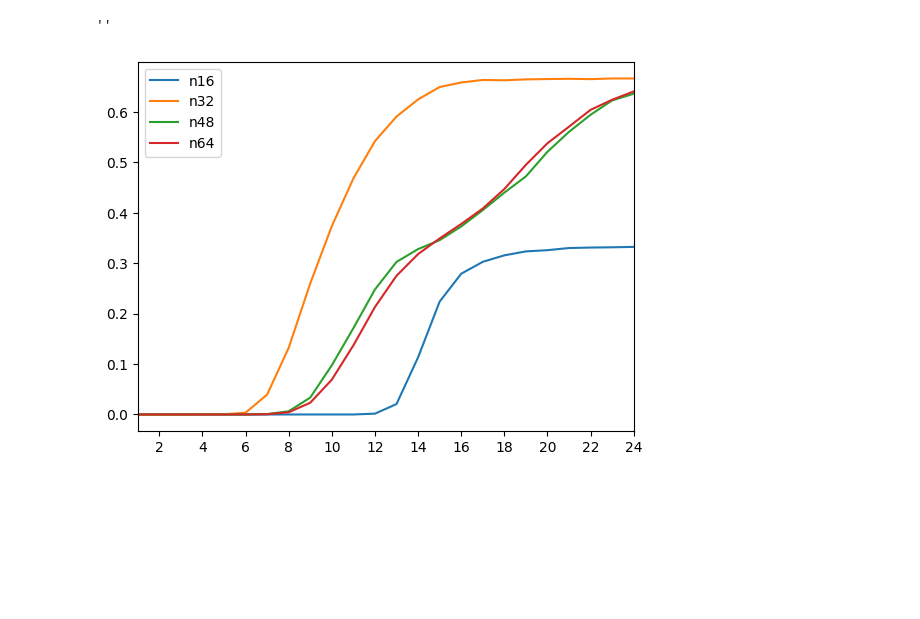
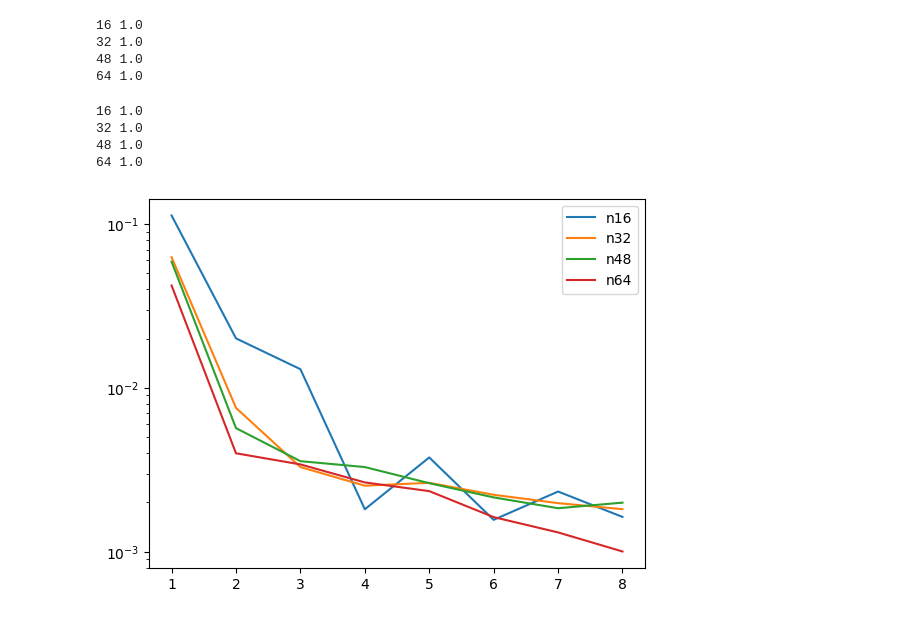
Before and after one commit to AntonXue/tf_logic, a Jupyter notebook: theory_experiments/theory_attack_vs_learned_model.ipynb, the cells around one changed output. Saved outputs shown, nothing was run; the diff lists cells and outputs as text; code cells hidden in the pictures; blank space fills up the shorter version.

```diff
--- a/theory_experiments/theory_attack_vs_learned_model.ipynb
+++ b/theory_experiments/theory_attack_vs_learned_model.ipynb
@@ -16,4 +16,4 @@ from exp_utils import load_model_and_dataset
 saveto_dir = "_dump"
 models_dir = "_saved_models"
 device = "cuda" if torch.cuda.is_available() else "cpu"
-do_ln = True
+do_ln = False
@@ -20,2 +55,11 @@ do_ln = True
+# %%
+for n in [16, 32, 48, 64]:
+    fa_ret = run_one_fact_amensia_attack(n)
+    print(n, fa_ret["simple_asr"])
+# %% [output]
+16 1.0
+32 1.0
+48 1.0
+64 1.0
 # %%
 @torch.no_grad()
@@ -65,0 +100,9 @@ for k in tqdm(range(1,max_repeats+1)):
+# %%
+for n in [16, 32, 48, 64]:
+    sr_ret = run_one_suppress_rule_attack(n)
+    print(n, sr_ret["simple_asr"])
+# %% [output]
+16 1.0
+32 1.0
+48 1.0
+64 1.0
@@ -66,14 +145,16 @@ for k in tqdm(range(1,max_repeats+1)):
+# %%
+cs_kappas = list(range(1,9))
+cs_ret_16 = [run_one_coerce_state_attack(16, kappa) for kappa in cs_kappas]
+cs_ret_32 = [run_one_coerce_state_attack(32, kappa) for kappa in cs_kappas]
+cs_ret_48 = [run_one_coerce_state_attack(48, kappa) for kappa in cs_kappas]
+cs_ret_64 = [run_one_coerce_state_attack(64, kappa) for kappa in cs_kappas]
 # %%
 plt.clf()
-ticks = np.arange(1,max_repeats+1)
-plt.plot(ticks, np.array([r["state_acc"] for r in fa_16_rets]), label="n16")
-plt.plot(ticks, np.array([r["state_acc"] for r in fa_32_rets]), label="n32")
-plt.plot(ticks, np.array([r["state_acc"] for r in fa_48_rets]), label="n48")
-plt.plot(ticks, np.array([r["state_acc"] for r in fa_64_rets]), label="n64")
-plt.xlim(1,max_repeats)
-plt.xticks([2 * k for k in range(1,13)])
-plt.legend(loc="upper left")
-;
+plt.plot(cs_kappas, [r["variance"] for r in cs_ret_16], label="n16")
+plt.plot(cs_kappas, [r["variance"] for r in cs_ret_32], label="n32")
+plt.plot(cs_kappas, [r["variance"] for r in cs_ret_48], label="n48")
+plt.plot(cs_kappas, [r["variance"] for r in cs_ret_64], label="n64")
+plt.legend(loc="upper right")
+plt.yscale("log")
 # %% [output]
-''
-[figure, old version]
+[figure, new version]
```
Also changed, not shown: parts of 14 cells of this notebook, 11 other files.
